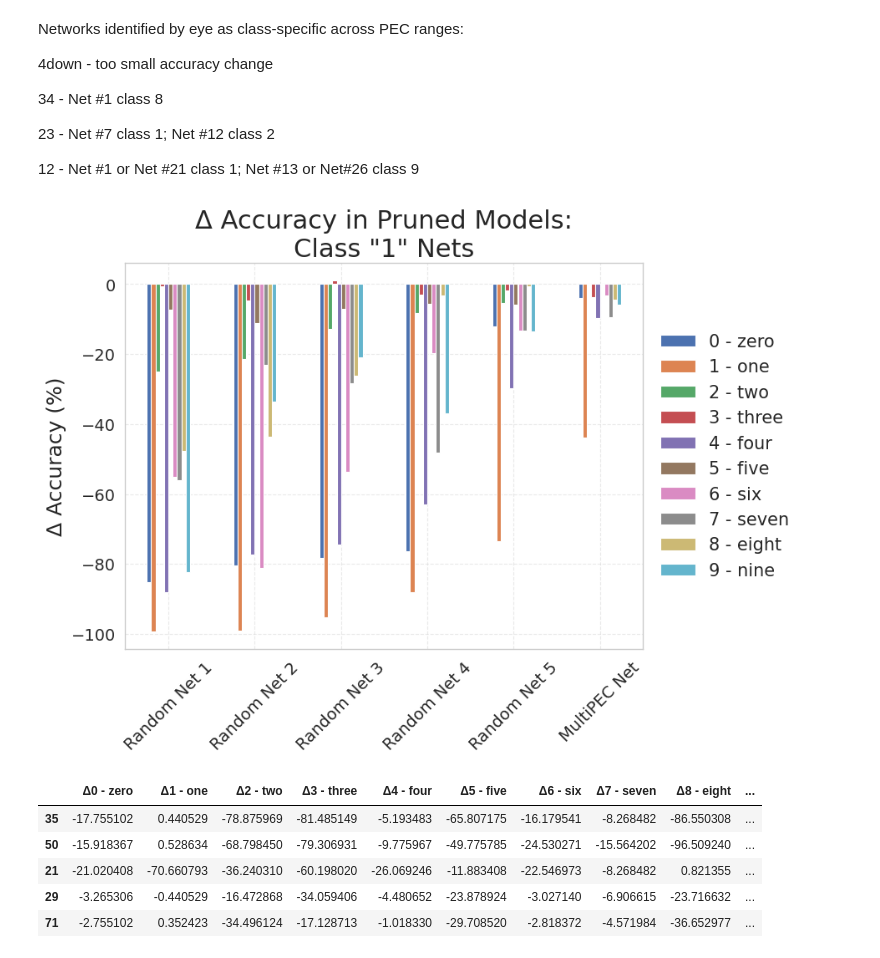
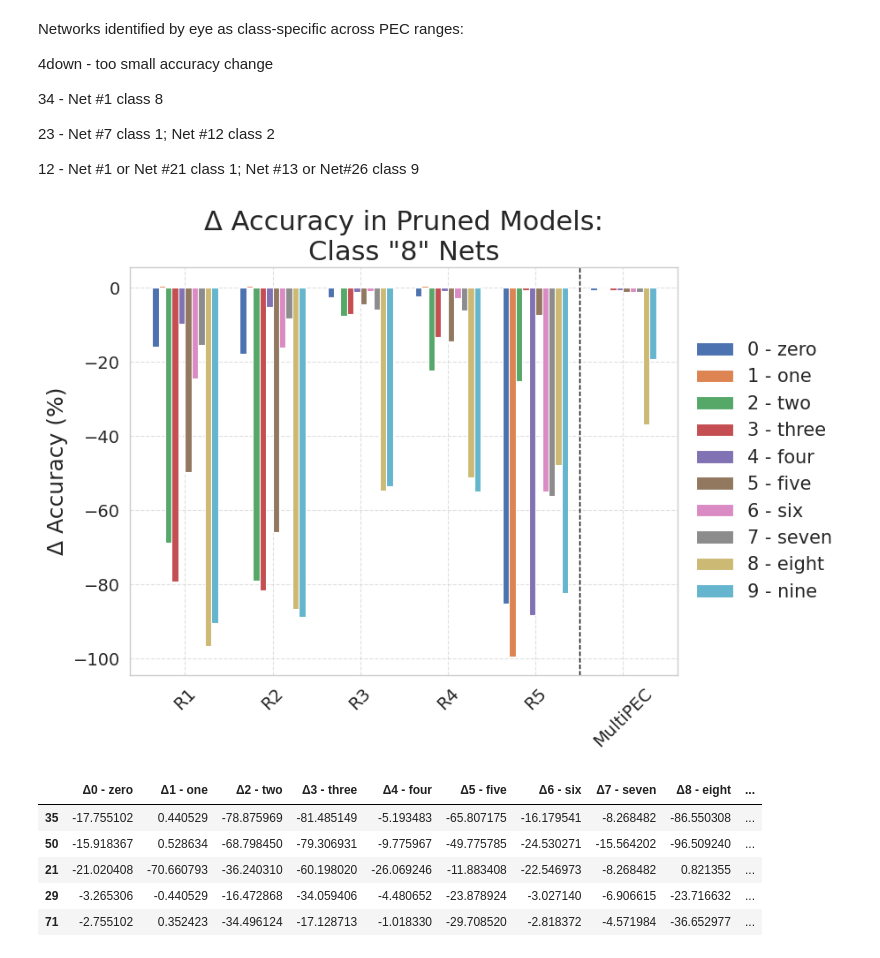
Before and after one commit to principelab/multipec-core, a Jupyter notebook: notebooks/cnn_random_results.ipynb, the cells around one changed output. Saved outputs shown, nothing was run; the diff lists cells and outputs as text; code cells hidden in the pictures.

```diff
--- a/notebooks/cnn_random_results.ipynb
+++ b/notebooks/cnn_random_results.ipynb
@@ -98,28 +94,37 @@ COI = "Δ1 - one"
+# %%
+class_net_index = 0
+
+COI = "Δ8 - eight"
 # %%
 set_plotting_style()
 
 to_plot = df_random.sort_values(by=[COI], axis=0).iloc[0:5]
 to_plot = pd.concat([to_plot, df_model.iloc[[class_net_index]]])
 
-ax = to_plot.plot(kind='bar')
+ax = to_plot.plot(kind='bar', width=0.75)
 
 # Custom x-axis tick labels
 xtick_labels = [f"Random Net {i+1}" for i in range(5)] + ["MultiPEC Net"]
 ax.set_title(f'Δ Accuracy in Pruned Models:\nClass "{COI[1]}" Nets')
 ax.set_xticks(range(6))
 ax.set_ylabel("Δ Accuracy (%)")
+
+xtick_labels = [f"R{i+1}" for i in range(5)] + ["MultiPEC"]
 ax.set_xticklabels(xtick_labels, rotation=45)
+
+
 
 # Trim legend labels (remove first character from each label)
 handles, labels = ax.get_legend_handles_labels()
 trimmed_labels = [label[1:] for label in labels]
 ax.legend(handles, trimmed_labels, loc='center left', bbox_to_anchor=(1.02, 0.5), borderaxespad=0.)
-
+ax.axvline(x=4.5, color='black', linestyle='--', linewidth=1)
+plt.grid(True, linestyle="--", alpha=0.6)
 plt.savefig(figures_folder / f"Class_{COI[1]}_Accuracy_Random.png", dpi=300)
 
 plt.show()
 # %% [output]
-[figure, old version]
+[figure, new version]
 # %%
 df_random.sort_values(by=[COI], axis=0).iloc[0:5]
 # %% [output]
```
Also changed, not shown: parts of 4 cells of this notebook.
